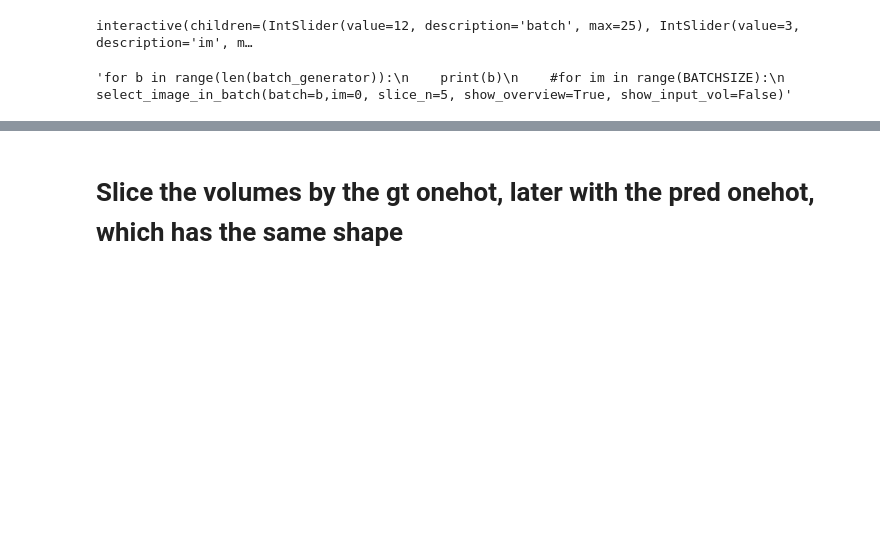
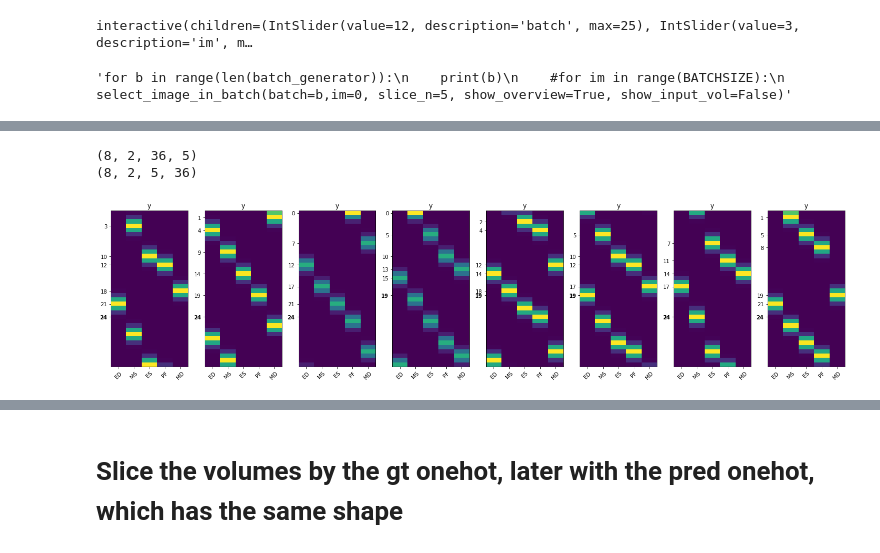
Before and after one commit to Cardio-AI/cmr-phase2phase-registration, a Jupyter notebook: notebooks/Dataset/Test_Generator_phase_regression.ipynb, the cells around one changed output, grey strips where cells are left out. Saved outputs shown, nothing was run; the diff lists cells and outputs as text; code cells hidden in the pictures; blank space fills up the shorter version.

```diff
--- a/notebooks/Dataset/Test_Generator_phase_regression.ipynb
+++ b/notebooks/Dataset/Test_Generator_phase_regression.ipynb
@@ -400,3 +368,14 @@ Epoch 8/100
+# %%
+temp = outputs[:]
+show_phases(temp)
+print(temp.shape)
+temp1 = tf.transpose(temp, perm=[0,1,3,2])
+#show_phases(temp1)
+print(temp1.shape)
+# %% [output]
+(8, 2, 36, 5)
+(8, 2, 5, 36)
+[figure, added]
 # %%
 # predict the files from globals()['inputs']
 pred = model(inputs, training=False)
```
Also changed, not shown: parts of 11 cells of this notebook, 6 other files.
